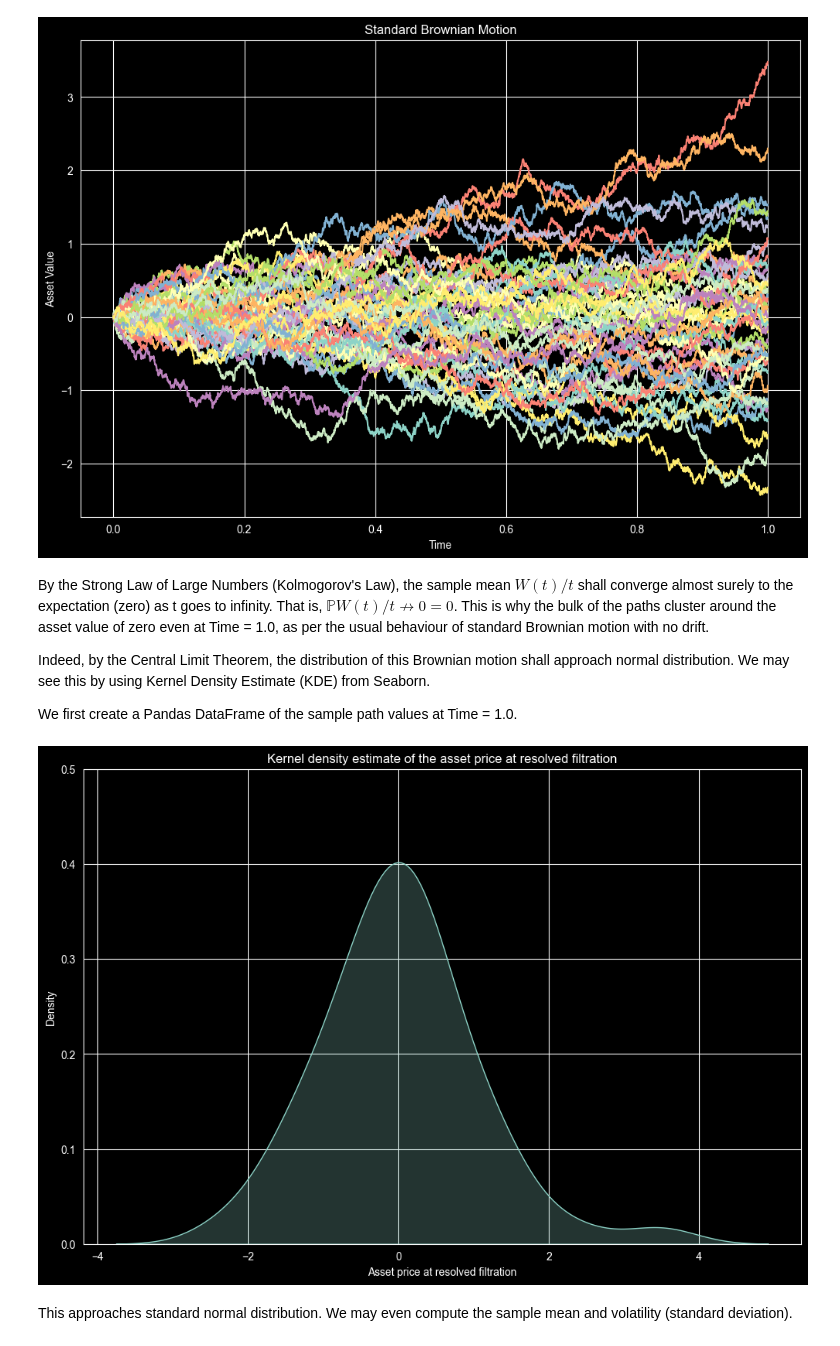
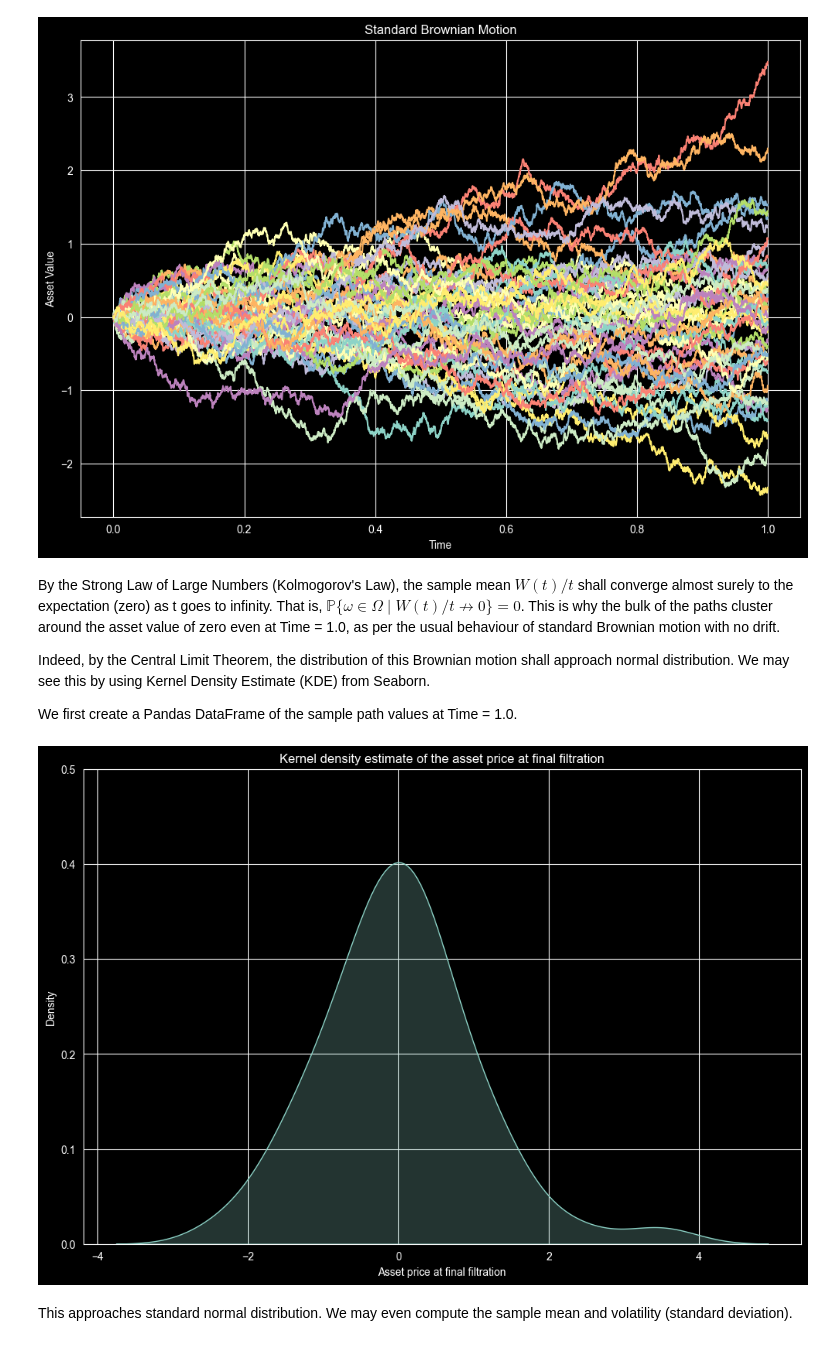
Before and after one commit to patricklin888/Simple-Projects, a Jupyter notebook: brownian_motion.ipynb, the cells around one changed output. Saved outputs shown, nothing was run; the diff lists cells and outputs as text; code cells hidden in the pictures.

```diff
--- a/brownian_motion.ipynb
+++ b/brownian_motion.ipynb
@@ -53,7 +53,7 @@ plt.show()
 # %% [output]
 [figure]
 # %% [markdown]
-By the Strong Law of Large Numbers (Kolmogorov's Law), the sample mean $W(t)/t$ shall converge almost surely to the expectation (zero) as t goes to infinity. That is, $\mathbb{P}{W(t)/t \nrightarrow 0}=0$. This is why the bulk of the paths cluster around the asset value of zero even at Time = 1.0, as per the usual behaviour of standard Brownian motion with no drift.
+By the Strong Law of Large Numbers (Kolmogorov's Law), the sample mean $W(t)/t$ shall converge almost surely to the expectation (zero) as t goes to infinity. That is, $\mathbb{P}\{\omega \in \Omega \mid W(t)/t \nrightarrow 0\}=0$. This is why the bulk of the paths cluster around the asset value of zero even at Time = 1.0, as per the usual behaviour of standard Brownian motion with no drift.
 
 Indeed, by the Central Limit Theorem, the distribution of this Brownian motion shall approach normal distribution. We may see this by using Kernel Density Estimate (KDE) from Seaborn.
 
@@ -61,13 +61,13 @@ We first create a Pandas DataFrame of the sample path values at Time = 1.0.
 # %%
 final_values = pd.DataFrame({'final_values': W[:, -1]})
 fig, ax = plt.subplots(1, 1, figsize=(12, 8))
 sns.kdeplot(data=final_values, x='final_values', fill=True, ax=ax)
-ax.set_title("Kernel density estimate of the asset price at resolved filtration")
+ax.set_title("Kernel density estimate of the asset price at final filtration")
 ax.set_ylim(0.0, 0.5)
-ax.set_xlabel('Asset price at resolved filtration')
+ax.set_xlabel('Asset price at final filtration')
 plt.show()
 # %% [output]
-[figure, old version]
+[figure, new version]
 # %% [markdown]
 This approaches standard normal distribution. We may even compute the sample mean and volatility (standard deviation).
 # %%
```
Also changed, not shown: parts of 2 cells of this notebook.
